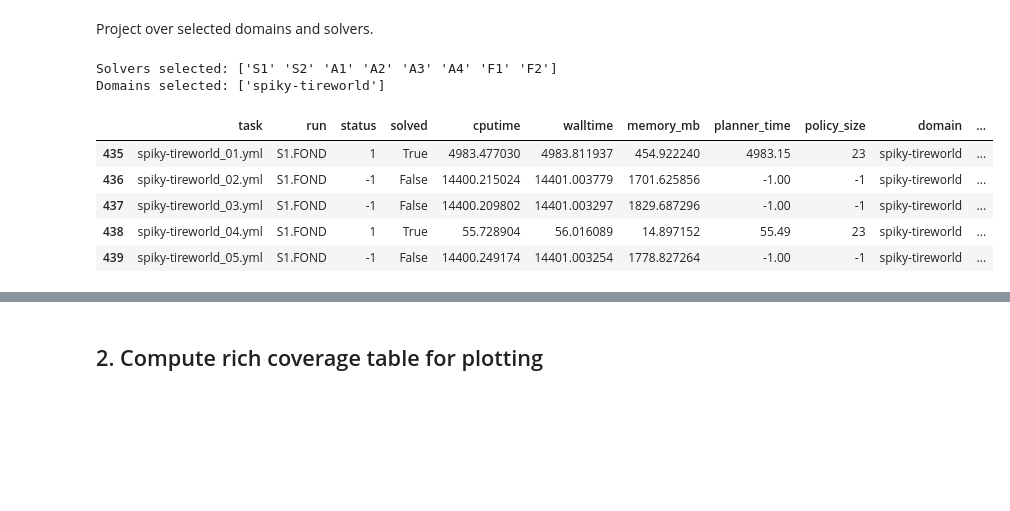
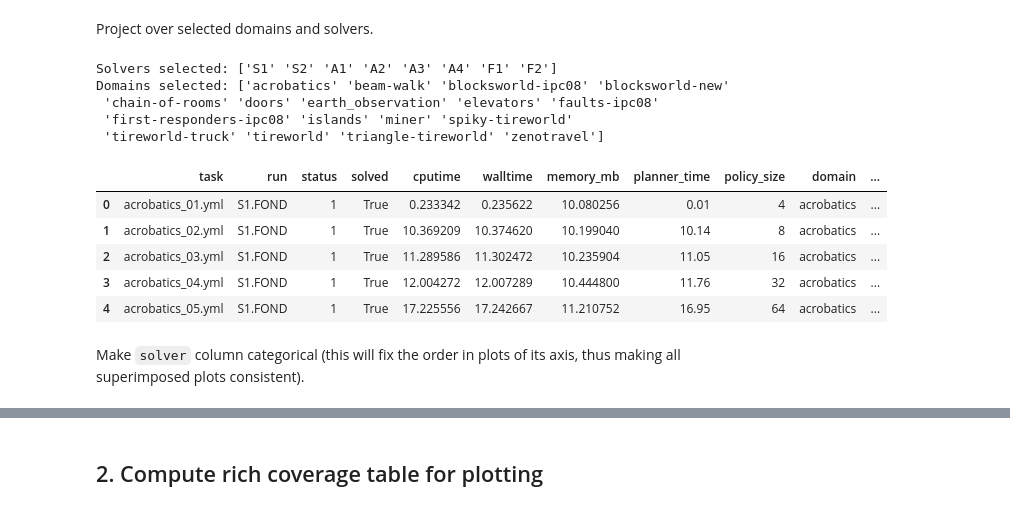
Before and after one commit to ssardina-research/coverage-plots, a Jupyter notebook: coverage_plots.ipynb, the cells around one changed output, grey strips where cells are left out. Saved outputs shown, nothing was run; the diff lists cells and outputs as text; code cells hidden in the pictures; blank space fills up the shorter version.

```diff
--- a/coverage_plots.ipynb
+++ b/coverage_plots.ipynb
@@ -58,22 +58,26 @@ Project over selected domains and solvers.
 # %%
 SOLVERS_SEL = SOLVERS   # select all solvers
 DOMAINS_SEL = DOMAINS   # select all domains
 
-DOMAINS_SEL = ["spiky-tireworld"]
-
+# DOMAINS_SEL = ["spiky-tireworld"]
 
 print("Solvers selected:", SOLVERS_SEL)
 print("Domains selected:", DOMAINS_SEL)
 
 df_sel = df.loc[(df.solver.isin(SOLVERS_SEL)) & (df.domain.isin(DOMAINS_SEL))]
 
 df_sel.head()
 # %% [output]
 Solvers selected: ['S1' 'S2' 'A1' 'A2' 'A3' 'A4' 'F1' 'F2']
-Domains selected: ['spiky-tireworld']
+Domains selected: ['acrobatics' 'beam-walk' 'blocksworld-ipc08' 'blocksworld-new'
+ 'chain-of-rooms' 'doors' 'earth_observation' 'elevators' 'faults-ipc08'
+ 'first-responders-ipc08' 'islands' 'miner' 'spiky-tireworld'
+ 'tireworld-truck' 'tireworld' 'triangle-tireworld' 'zenotravel']
 |  | task | run | status | solved | cputime | walltime | memory_mb | planner_time | policy_size | domain | ... |
-| 435 | spiky-tireworld_01.yml | S1.FOND | 1 | True | 4983.477030 | 4983.811937 | 454.922240 | 4983.15 | 23 | spiky-tireworld | ... |
-| 436 | spiky-tireworld_02.yml | S1.FOND | -1 | False | 14400.215024 | 14401.003779 | 1701.625856 | -1.00 | -1 | spiky-tireworld | ... |
-| 437 | spiky-tireworld_03.yml | S1.FOND | -1 | False | 14400.209802 | 14401.003297 | 1829.687296 | -1.00 | -1 | spiky-tireworld | ... |
-| 438 | spiky-tireworld_04.yml | S1.FOND | 1 | True | 55.728904 | 56.016089 | 14.897152 | 55.49 | 23 | spiky-tireworld | ... |
-| 439 | spiky-tireworld_05.yml | S1.FOND | -1 | False | 14400.249174 | 14401.003254 | 1778.827264 | -1.00 | -1 | spiky-tireworld | ... |
+| 0 | acrobatics_01.yml | S1.FOND | 1 | True | 0.233342 | 0.235622 | 10.080256 | 0.01 | 4 | acrobatics | ... |
+| 1 | acrobatics_02.yml | S1.FOND | 1 | True | 10.369209 | 10.374620 | 10.199040 | 10.14 | 8 | acrobatics | ... |
+| 2 | acrobatics_03.yml | S1.FOND | 1 | True | 11.289586 | 11.302472 | 10.235904 | 11.05 | 16 | acrobatics | ... |
+| 3 | acrobatics_04.yml | S1.FOND | 1 | True | 12.004272 | 12.007289 | 10.444800 | 11.76 | 32 | acrobatics | ... |
+| 4 | acrobatics_05.yml | S1.FOND | 1 | True | 17.225556 | 17.242667 | 11.210752 | 16.95 | 64 | acrobatics | ... |
+# %% [markdown]
+Make `solver` column categorical (this will fix the order in plots of its axis, thus making all superimposed plots consistent).
```
Also changed, not shown: parts of 12 cells of this notebook.
